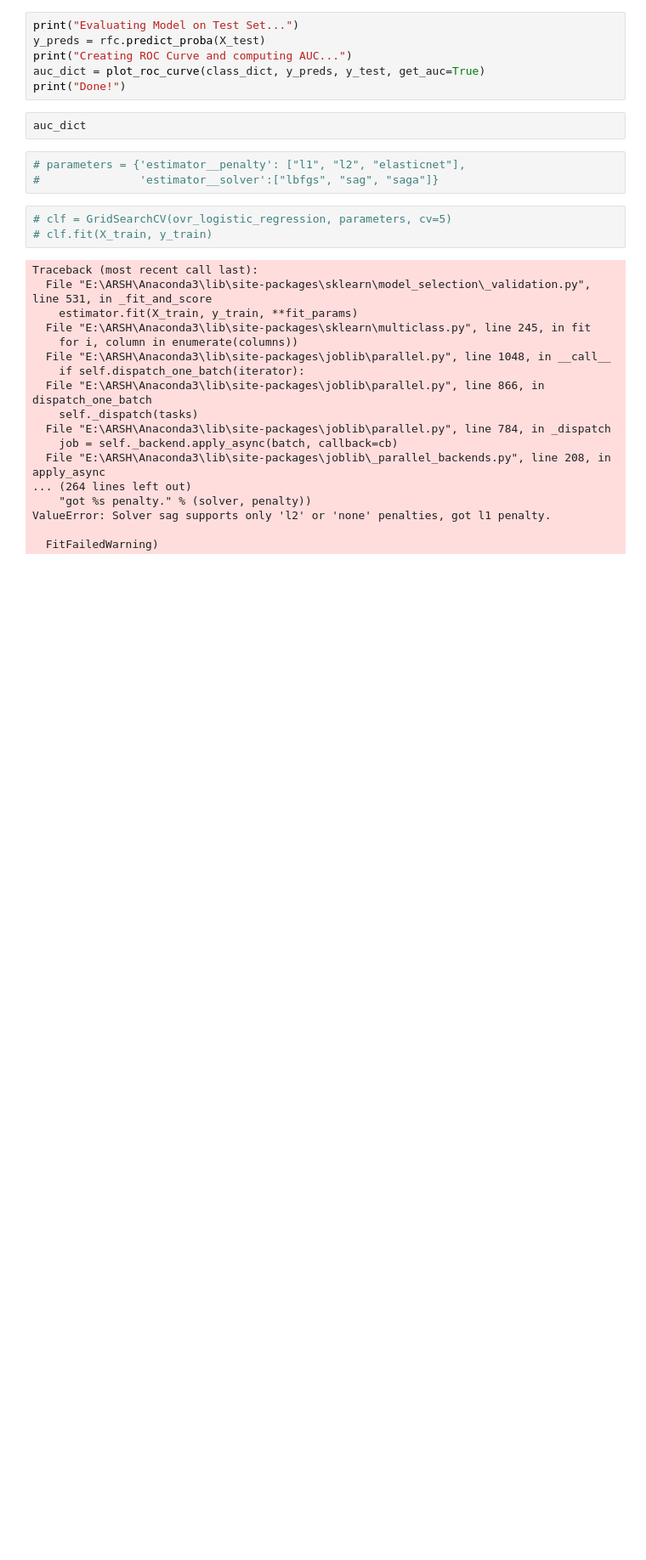
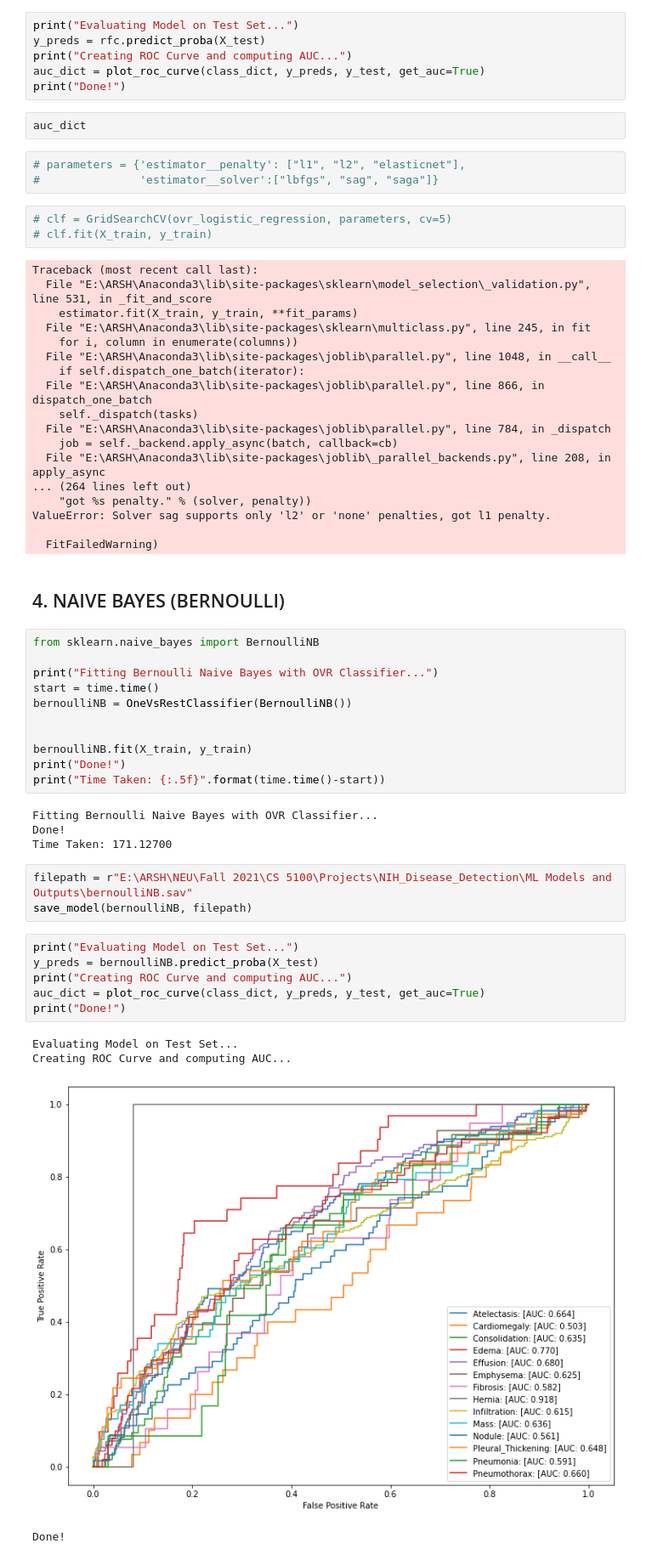
Before and after one commit to arshmodak/NIH_Chest_XRays_Disease_Detection, a Jupyter notebook: ML_on_CNN_Features.ipynb, the cells around one changed output. Shown at 85% size. Saved outputs shown, nothing was run; the diff lists cells and outputs as text; blank space fills up the shorter version.

```diff
--- a/ML_on_CNN_Features.ipynb
+++ b/ML_on_CNN_Features.ipynb
@@ -335,3 +370,34 @@ Traceback (most recent call last):
 ValueError: Solver sag supports only 'l2' or 'none' penalties, got l1 penalty.
 
   FitFailedWarning)
+# %% [markdown]
+## 4. NAIVE BAYES (BERNOULLI)
+# %%
+from sklearn.naive_bayes import BernoulliNB
+
+print("Fitting Bernoulli Naive Bayes with OVR Classifier...")
+start = time.time()
+bernoulliNB = OneVsRestClassifier(BernoulliNB())
+
+
+bernoulliNB.fit(X_train, y_train)
+print("Done!")
+print("Time Taken: {:.5f}".format(time.time()-start))
+# %% [output]
+Fitting Bernoulli Naive Bayes with OVR Classifier...
+Done!
+Time Taken: 171.12700
+# %%
+filepath = r"E:\ARSH\NEU\Fall 2021\CS 5100\Projects\NIH_Disease_Detection\ML Models and Outputs\bernoulliNB.sav"
+save_model(bernoulliNB, filepath)
+# %%
+print("Evaluating Model on Test Set...")
+y_preds = bernoulliNB.predict_proba(X_test)
+print("Creating ROC Curve and computing AUC...")
+auc_dict = plot_roc_curve(class_dict, y_preds, y_test, get_auc=True)
+print("Done!")
+# %% [output]
+Evaluating Model on Test Set...
+Creating ROC Curve and computing AUC...
+[figure, added]
+Done!
```
Also changed, not shown: parts of 25 cells of this notebook.
